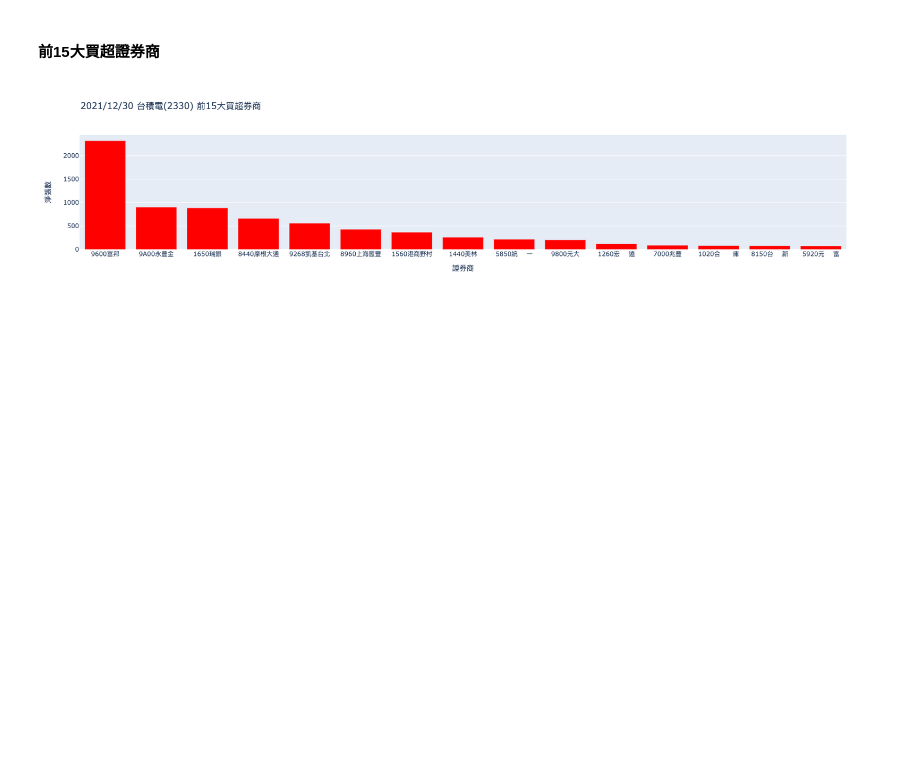
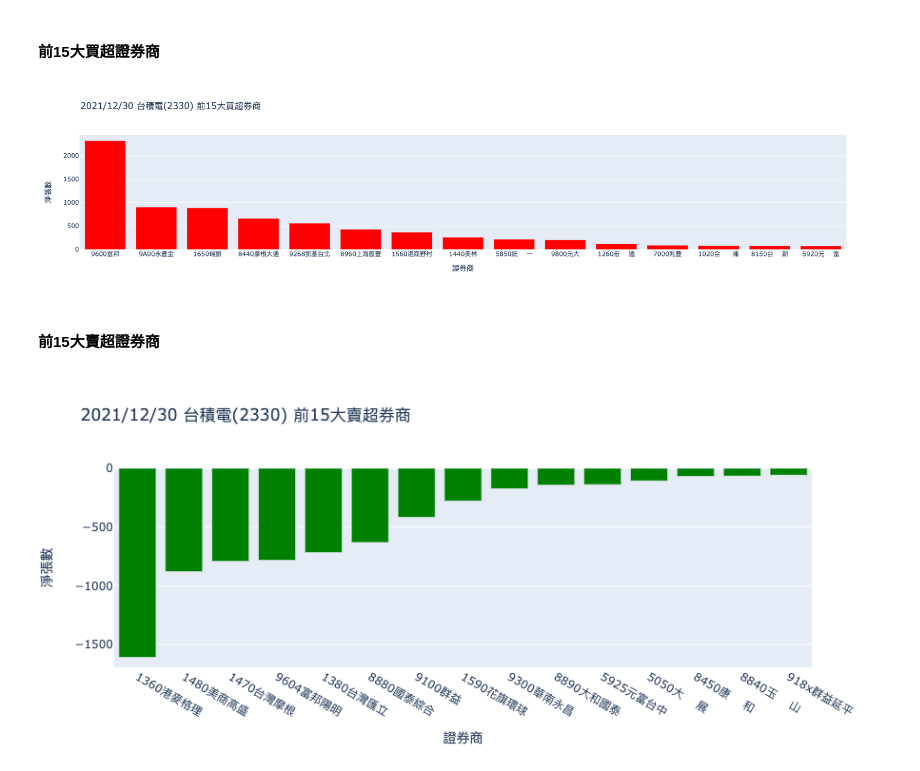
Before and after one commit to histockhero/youtube_code, a Jupyter notebook: Part2_股市資料下載＆技術分析/2.2股市技術分析/[籌碼] 上市個股-買賣超日報分析.ipynb, the cells around one changed output. Cells and saved outputs as stored; diff of their text form; code cells hidden in the pictures; blank space fills up the shorter version.

```diff
--- a/Part2_股市資料下載＆技術分析/2.2股市技術分析/[籌碼] 上市個股-買賣超日報分析.ipynb
+++ b/Part2_股市資料下載＆技術分析/2.2股市技術分析/[籌碼] 上市個股-買賣超日報分析.ipynb
@@ -261,3 +261,37 @@ fig.update_layout(
 )
 # %% [output]
 [figure]
+# %% [markdown]
+#### 前15大賣超證券商
+# %%
+# 設定子圖
+fig = make_subplots(rows = 1,
+                    cols = 1,
+                    shared_xaxes = True,
+                    vertical_spacing = 0.05,
+                    horizontal_spacing = 0.05)
+
+
+# 圖一：買賣超淨張數
+fig.add_trace(go.Bar(x = df_sell_most['證券商'],
+                     y = df_sell_most['淨張數'],
+                     showlegend = False,
+                     name = '淨張數',
+                     marker = dict(color = 'green')),
+              row = 1,
+              col = 1)
+
+# 設x軸標題
+fig.update_xaxes(title_text = "證券商")
+
+# 設y軸標題
+fig.update_yaxes(title_text = "淨張數")
+
+# 設圖標及圖長寬
+fig.update_layout(
+    title_text = "2021/12/30 台積電(2330) 前15大賣超券商",
+    width = 800,
+    height = 400
+)
+# %% [output]
+[figure, added]
```
